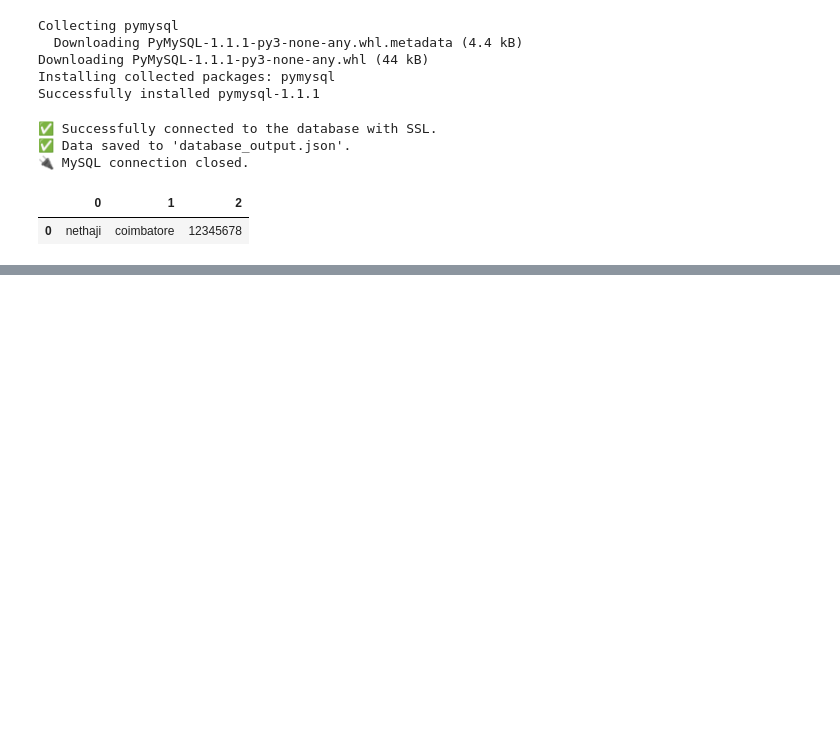
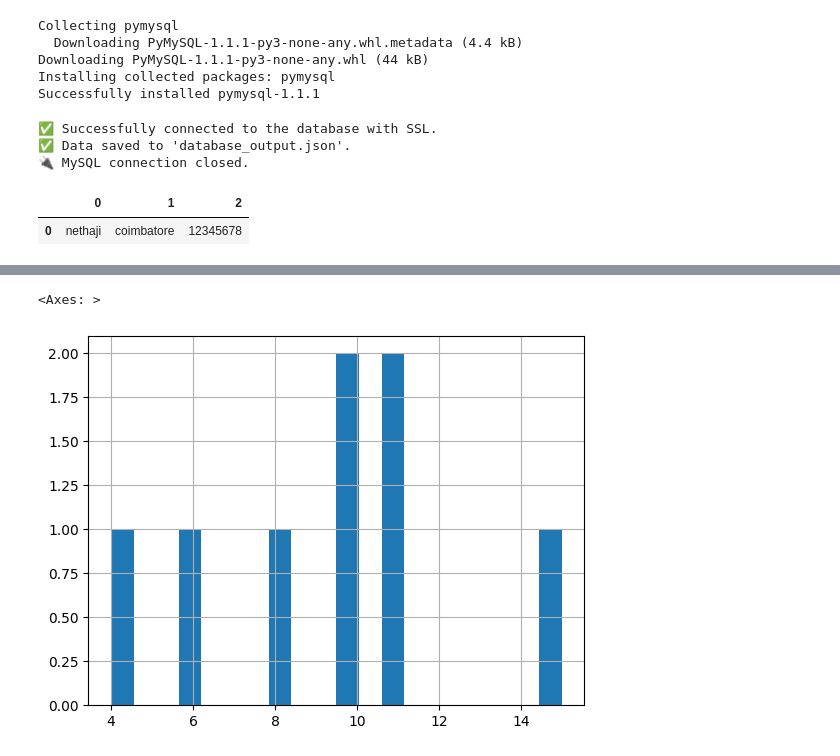
Before and after one commit to gowtham-dd/Data-Science-Basics, a Jupyter notebook: DataEngneering.ipynb, the cells around one changed output, grey strips where cells are left out. Drawn from its saved outputs; the diff is of its cells as text; code cells hidden in the pictures; blank space fills up the shorter version.

```diff
--- a/DataEngneering.ipynb
+++ b/DataEngneering.ipynb
@@ -283,0 +356,7 @@ display(df)
+# %%
+data = {'year': [2010, 2011, 2012, 2011, 2012, 2010, 2011, 2012],
+          'team': ['CSK', 'MI', 'MI', 'SRH', 'KKR', 'CSK','CSK', 'CSK'],
+          'wins': [11, 8, 10, 15, 11, 6, 10, 4],
+          'losses': [5, 8, 6, 1, 5, 10, 6, 12]}
+ipl = pd.DataFrame(data)
+print (ipl)
@@ -283,0 +447,5 @@ display(df)
+# %%
+ipl['wins'].hist(bins=20)
+# %% [output]
+<Axes: >
+[figure, added]
```
Also changed, not shown: parts of 21 cells of this notebook.
